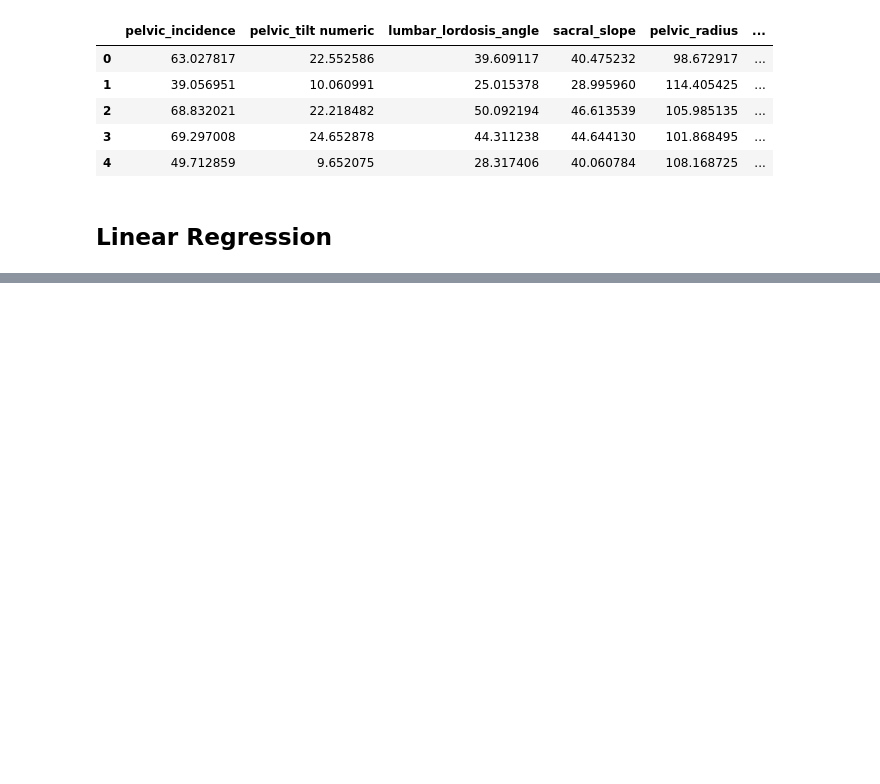
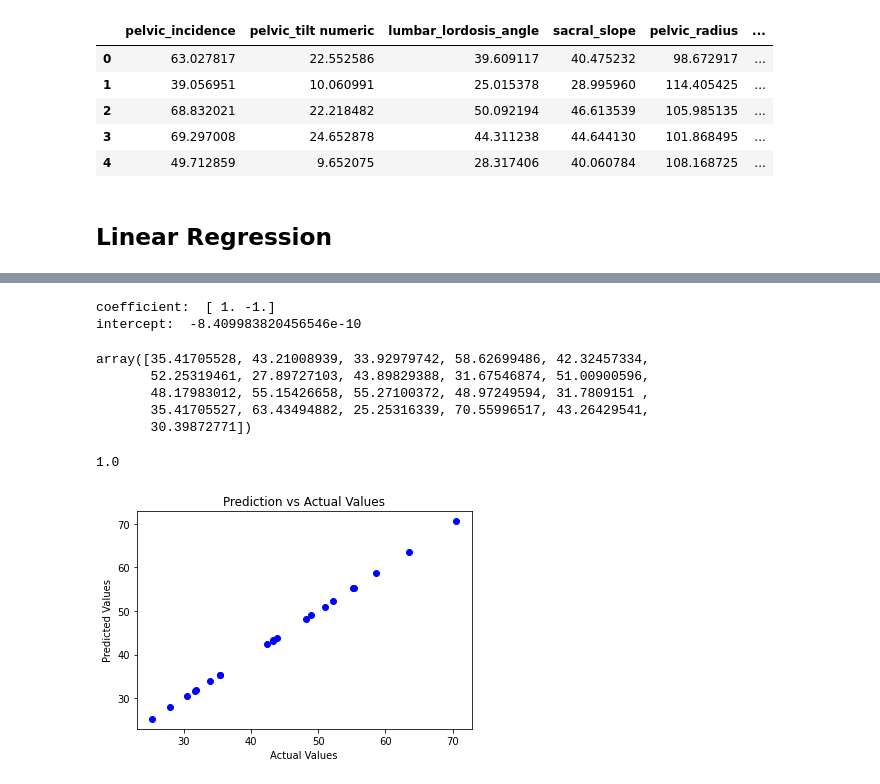
Before and after one commit to adoumadje/intro_mach_learning, a Jupyter notebook: homeWork/Regression1.ipynb, the cells around one changed output, grey strips where cells are left out. Cells and saved outputs as stored; diff of their text form; code cells hidden in the pictures; blank space fills up the shorter version.

```diff
--- a/homeWork/Regression1.ipynb
+++ b/homeWork/Regression1.ipynb
@@ -24,0 +72,7 @@ plt.scatter(x=x,y)
+# %%
+# Define x and y
+x = data1.loc[:,'pelvic_incidence':'pelvic_tilt numeric'].to_numpy()
+y = data1.loc[:,'sacral_slope'].to_numpy()
+print("x values: \n", x)
+print("\n\n")
+print("y values: \n", y)
@@ -24,0 +97,42 @@ plt.scatter(x=x,y)
+# %%
+# Split dataset into training set and test set
+from sklearn.model_selection import train_test_split
+x_train, x_test, y_train, y_test = train_test_split(x, y, test_size=0.1, random_state=42)
+# %%
+# Train model on training set
+from sklearn.linear_model import LinearRegression
+MultiReg = LinearRegression()
+MultiReg.fit(x_train, y_train)
+coefficient = MultiReg.coef_
+intercept = MultiReg.intercept_
+print("coefficient: ", coefficient)
+print("intercept: ", intercept)
+# %% [output]
+coefficient:  [ 1. -1.]
+intercept:  -8.409983820456546e-10
+# %%
+# Predict on test set
+y_pred = MultiReg.predict(x_test)
+y_pred
+# %% [output]
+array([35.41705528, 43.21008939, 33.92979742, 58.62699486, 42.32457334,
+       52.25319461, 27.89727103, 43.89829388, 31.67546874, 51.00900596,
+       48.17983012, 55.15426658, 55.27100372, 48.97249594, 31.7809151 ,
+       35.41705527, 63.43494882, 25.25316339, 70.55996517, 43.26429541,
+       30.39872771])
+# %%
+# Evaluate on test set
+from sklearn.metrics import r2_score
+r2_score(y_test, y_pred)
+# %% [output]
+1.0
+# %%
+# Plot results
+import matplotlib.pyplot as plt
+plt.scatter(y_test, y_pred, color='b')
+plt.title("Prediction vs Actual Values")
+plt.xlabel("Actual Values")
+plt.ylabel("Predicted Values")
+plt.show()
+# %% [output]
+[figure, added]
```
Also changed, not shown: parts of 18 cells of this notebook, 1 other file.
